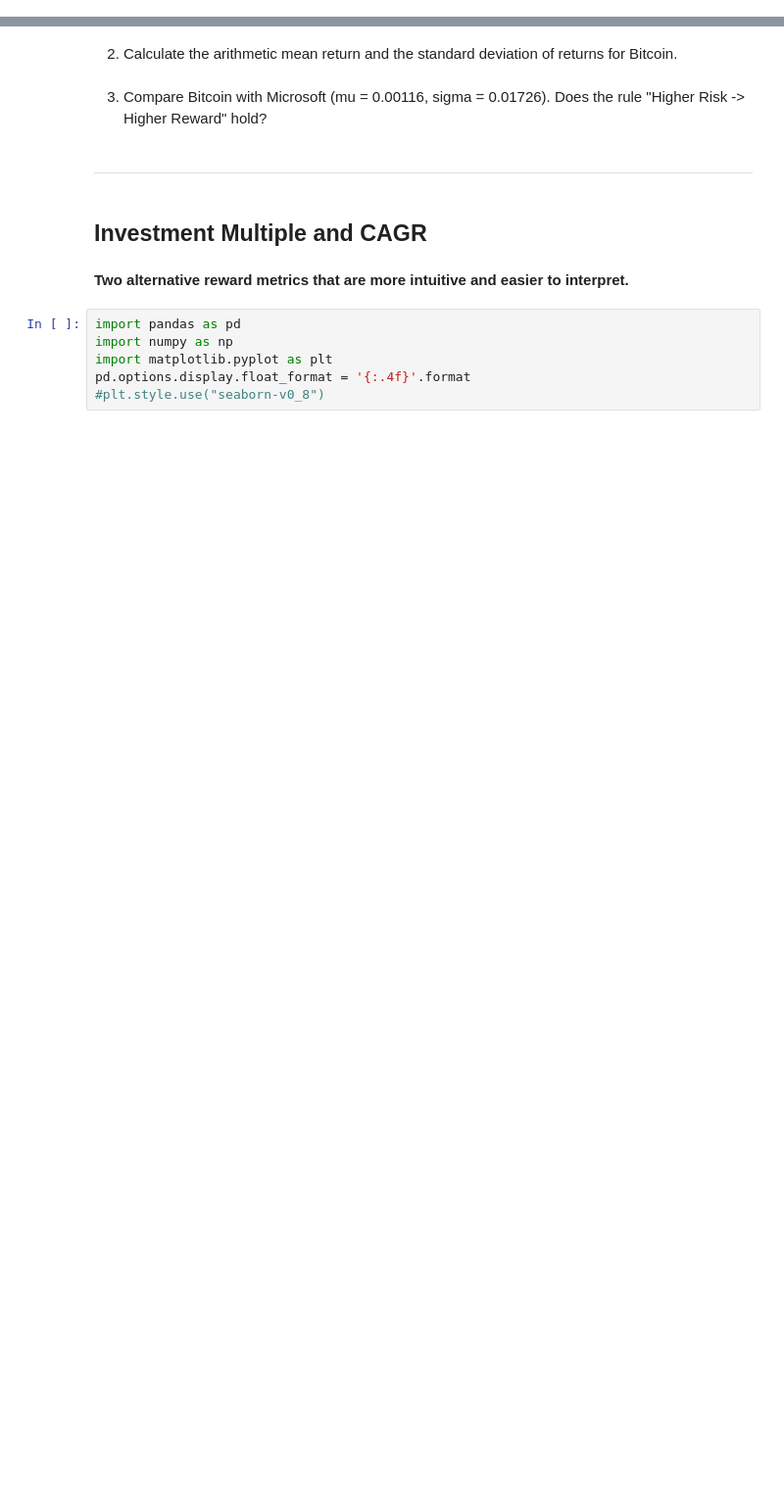
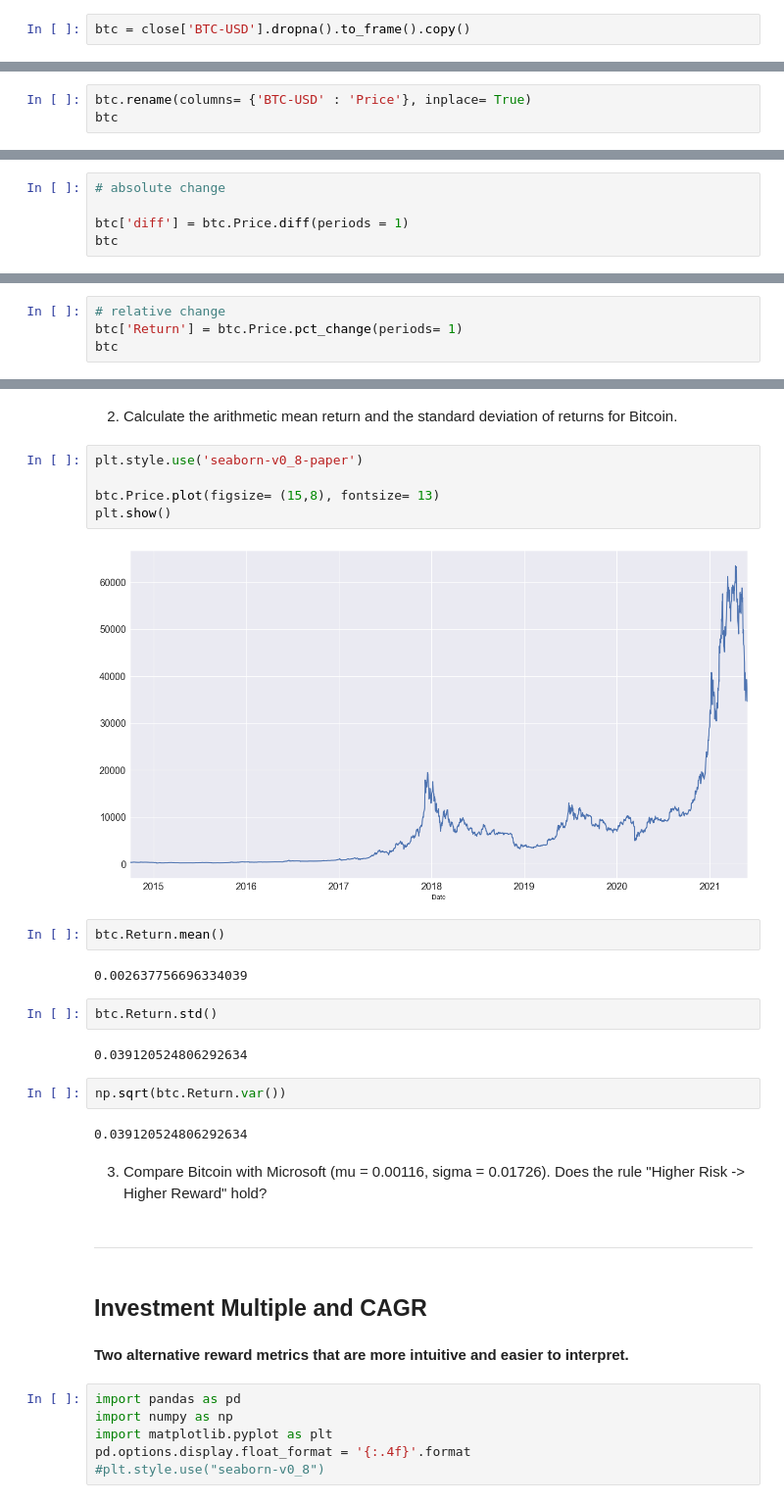
Before and after one commit to L-Gre/TradeFX-AI, a Jupyter notebook: pt2_pandas_oop_financial_analytics/NB_02_Financial_Data_Analysis.ipynb, the cells around one changed output, grey strips where cells are left out. Shown at 98% size. Cells and saved outputs as stored; diff of their text form; blank space fills up the shorter version.

Commit message:
Add relative change

```diff
--- a/pt2_pandas_oop_financial_analytics/NB_02_Financial_Data_Analysis.ipynb
+++ b/pt2_pandas_oop_financial_analytics/NB_02_Financial_Data_Analysis.ipynb
@@ -602,3 +851,5 @@ np.sqrt(msft.Returns.var())
 __Coding Challenge #2__
 # %% [markdown]
 1. Calculate daily returns for Bitcoin.
+# %%
+btc = close['BTC-USD'].dropna().to_frame().copy()
@@ -604,0 +873,3 @@ __Coding Challenge #2__
+# %%
+btc.rename(columns= {'BTC-USD' : 'Price'}, inplace= True)
+btc
@@ -604,0 +891,5 @@ __Coding Challenge #2__
+# %%
+# absolute change
+
+btc['diff'] = btc.Price.diff(periods = 1)
+btc
@@ -604,0 +911,4 @@ __Coding Challenge #2__
+# %%
+# relative change
+btc['Return'] = btc.Price.pct_change(periods= 1)
+btc
@@ -605,5 +930,24 @@ __Coding Challenge #2__
 # %% [markdown]
 2. Calculate the arithmetic mean return and the standard deviation of returns for Bitcoin.
+# %%
+plt.style.use('seaborn-v0_8-paper')
+
+btc.Price.plot(figsize= (15,8), fontsize= 13)
+plt.show()
+# %% [output]
+[figure, added]
+# %%
+btc.Return.mean()
+# %% [output]
+0.002637756696334039
+# %%
+btc.Return.std()
+# %% [output]
+0.039120524806292634
+# %%
+np.sqrt(btc.Return.var())
+# %% [output]
+0.039120524806292634
 # %% [markdown]
 3. Compare Bitcoin with Microsoft (mu = 0.00116, sigma = 0.01726). Does the rule "Higher Risk -> Higher Reward" hold?
 # %% [markdown]
```
Also changed, not shown: parts of 57 cells of this notebook.
